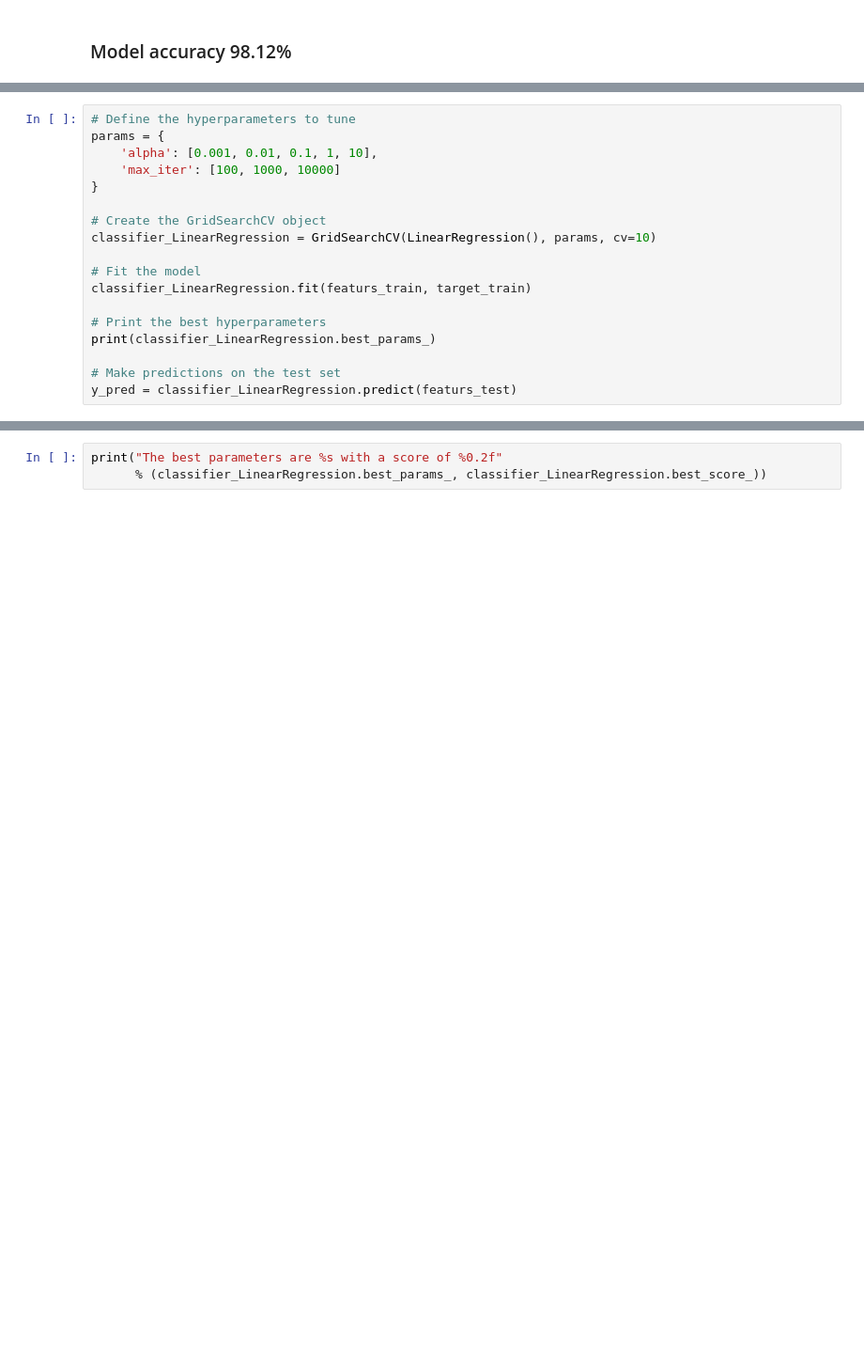
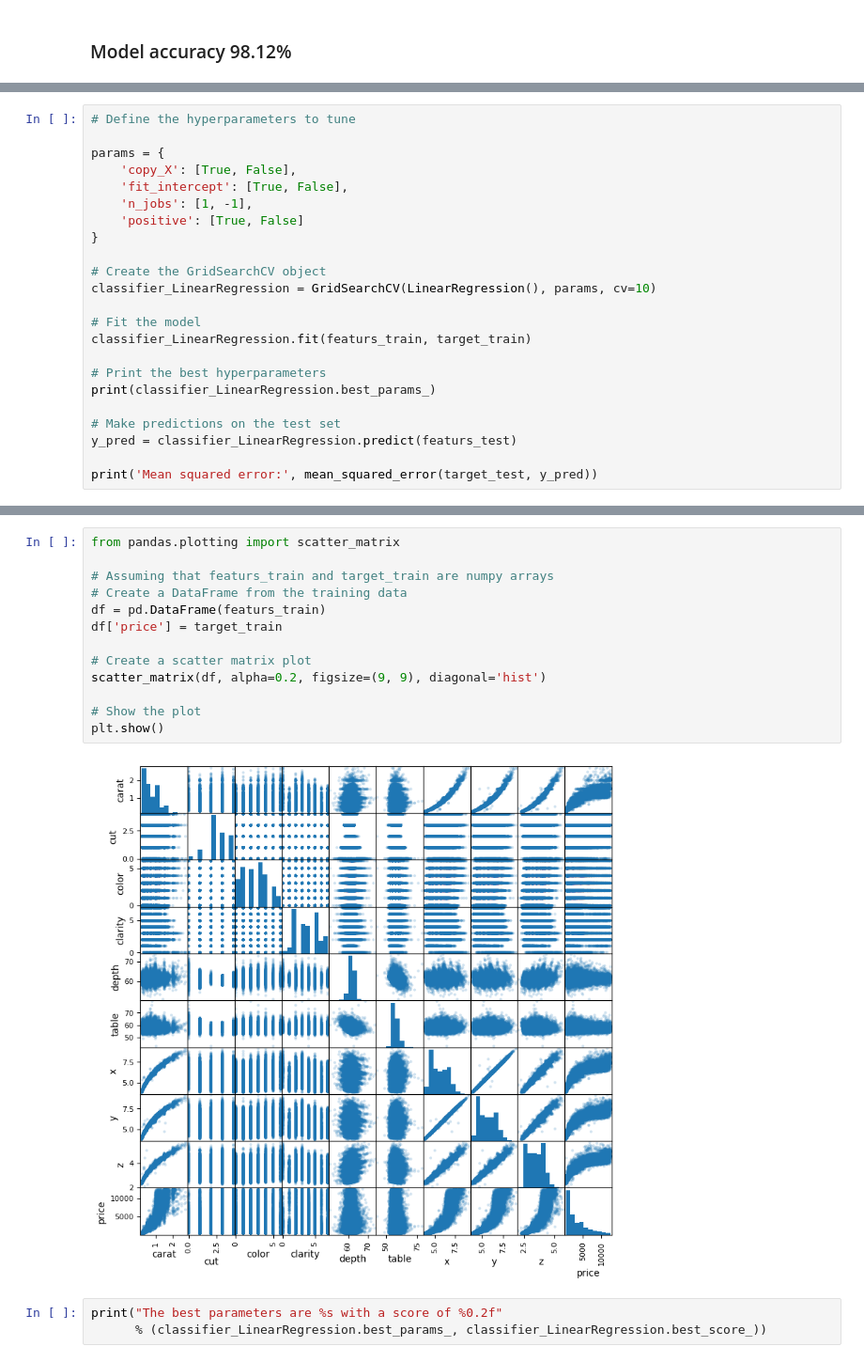
Before and after one commit to Ammar743/ML-Diamond, a Jupyter notebook: Diamond Price Prediction.ipynb, the cells around one changed output, grey strips where cells are left out. Shown at 94% size. Drawn from its saved outputs; the diff is of its cells as text; blank space fills up the shorter version.

```diff
--- a/Diamond Price Prediction.ipynb
+++ b/Diamond Price Prediction.ipynb
@@ -475,8 +475,11 @@ Cross-Validation Accuracies:
 # %%
 # Define the hyperparameters to tune
+
 params = {
-    'alpha': [0.001, 0.01, 0.1, 1, 10],
-    'max_iter': [100, 1000, 10000]
+    'copy_X': [True, False],
+    'fit_intercept': [True, False],
+    'n_jobs': [1, -1],
+    'positive': [True, False]
 }
 
 # Create the GridSearchCV object
@@ -490,4 +493,6 @@ print(classifier_LinearRegression.best_params_)
 
 # Make predictions on the test set
 y_pred = classifier_LinearRegression.predict(featurs_test)
+
+print('Mean squared error:', mean_squared_error(target_test, y_pred))
 # %% [output]
@@ -512,3 +507,18 @@ plt.show()
+# %%
+from pandas.plotting import scatter_matrix
+
+# Assuming that featurs_train and target_train are numpy arrays
+# Create a DataFrame from the training data
+df = pd.DataFrame(featurs_train)
+df['price'] = target_train
+
+# Create a scatter matrix plot
+scatter_matrix(df, alpha=0.2, figsize=(9, 9), diagonal='hist')
+
+# Show the plot
+plt.show()
+# %% [output]
+[figure, added]
 # %%
 print("The best parameters are %s with a score of %0.2f"
       % (classifier_LinearRegression.best_params_, classifier_LinearRegression.best_score_))
```
Also changed, not shown: parts of 4 cells of this notebook.
